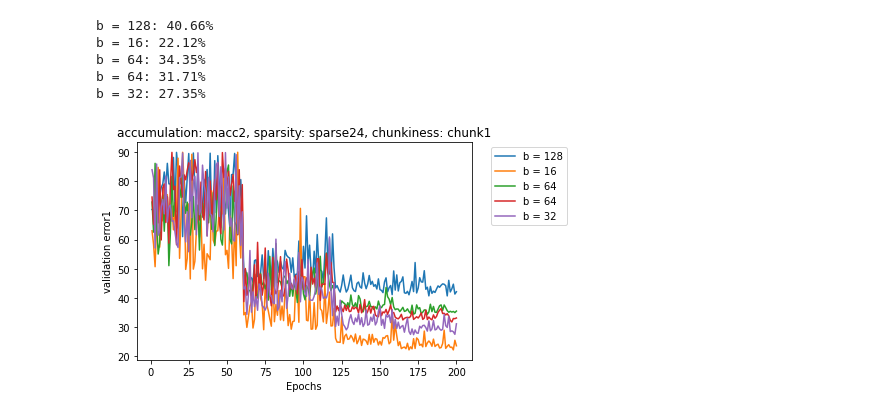
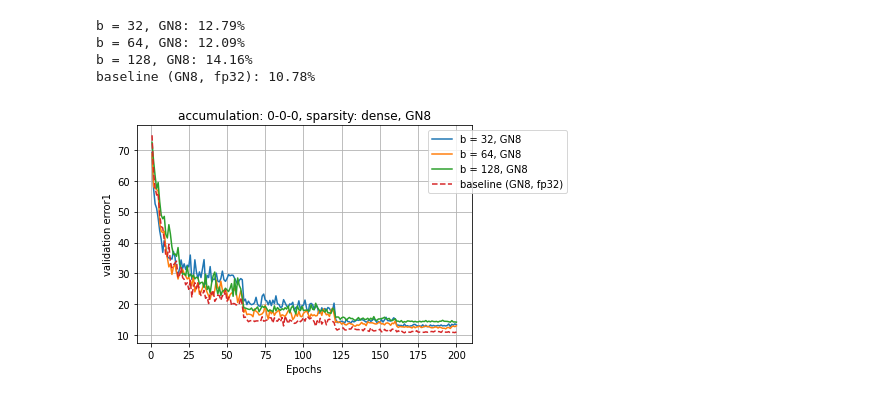
Before and after one commit to yanivbl6/convNet.pytorch, a Jupyter notebook: comparison.ipynb, the cells around one changed output. Cells and saved outputs as stored; diff of their text form; code cells hidden in the pictures.

Commit message:
stable with modes and groupnorm

```diff
--- a/comparison.ipynb
+++ b/comparison.ipynb
@@ -148,3 +174,13 @@ files = [file for file in files if file.valid]
+# %%
+
+filter = "_"
+files = [csv_files(file,"./results") for file in os.listdir("results")]
+files = [file for file in files if file.valid]
+
+files = [file for file in files if len(file.get_data("epoch")) == 200]
+
+
+##[str(file) for file in files]
 # %%
 [str(file) for file in files]
 # %% [output]
@@ -168,18 +372,42 @@ files = [file for file in files if file.valid]
 # %%
 
-params = {'chunkiness' : "chunk1", 'accumulation' : "macc2", 'sparsity' : "sparse24"}
+params = {'chunkiness' : "0-0-0", 'accumulation' : "5-5-5", 'sparsity' : "dense", 'mode': 0, 'desc': 'GN8'}
 
 to_compare = [file for file in files if compare_function(file, **params) ]
 title = get_title(**params)
-labeler = lambda x: f"b = {x.batch}"
+labeler = lambda x: f"b = {x.batch}, {x.desc}"
+sorter = lambda x: x.batch
 
-compare(to_compare[:], labeler = labeler ,title = title )
+compare(to_compare[:], labeler = labeler ,title = title, sorter = sorter)
+##compare(to_compare[:], col = "training error1" , labeler = labeler ,title = title, sorter = sorter)
+
+##plt.gca().set_prop_cycle(None)
+
+
+# params = {'chunkiness' : "0-0-0", 'accumulation' : "6-6-6", 'sparsity' : "sparse2-4"}
+
+# to_compare = [file for file in files if compare_function(file, **params) ]
+# title = get_title(**params)
+# labeler = lambda x: f"b = {x.batch}"
+# sorter = lambda x: x.batch
+
+# compare(to_compare[:], labeler = labeler ,title = title, sorter = sorter, mark = "--")
+
+
+params = {'sparsity' : "dense", 'desc': 'GN8', 'accumulation': '0-0-0'}
+
+to_compare = [file for file in files if compare_function(file, **params) ]
+title = get_title(**params)
+compare(to_compare[:], labeler = lambda x: "baseline (GN8, fp32)" ,title = title, sorter = sorter, mark = "--")
+
+
 plt.legend( loc='upper right', bbox_to_anchor=(1.3, 1.0))
+plt.grid()
+
 plt.show()
 # %% [output]
-b = 128: 40.66%
-b = 16: 22.12%
-b = 64: 34.35%
-b = 64: 31.71%
-b = 32: 27.35%
+b = 32, GN8: 12.79%
+b = 64, GN8: 12.09%
+b = 128, GN8: 14.16%
+baseline (GN8, fp32): 10.78%
-[figure, old version]
+[figure, new version]
```
Also changed, not shown: parts of 14 cells of this notebook, 6 other files.
